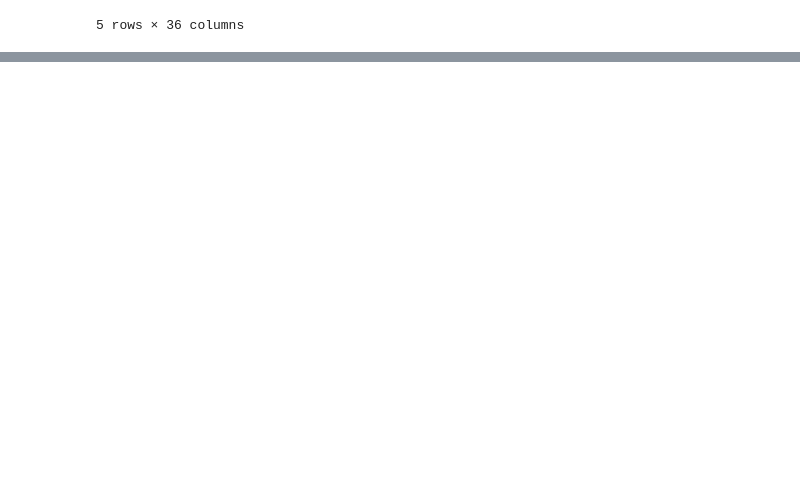
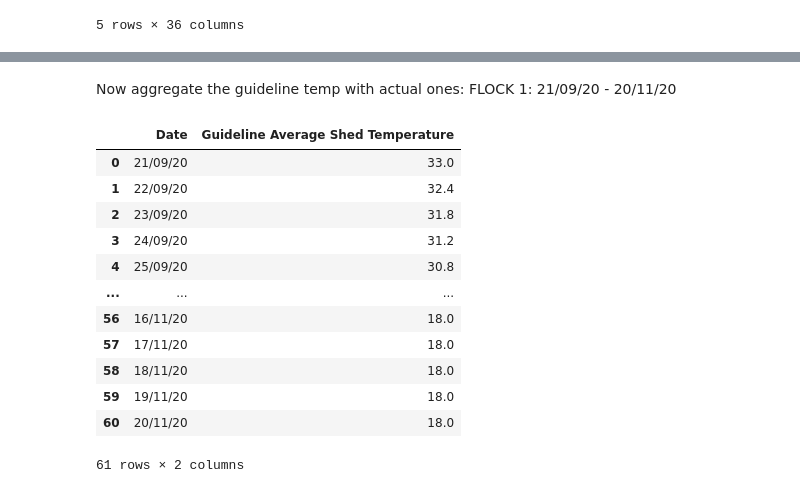
Before and after one commit to Tiana125/Dissertation_2021, a Jupyter notebook: model.ipynb, the cells around one changed output, grey strips where cells are left out. Drawn from its saved outputs; the diff is of its cells as text; code cells hidden in the pictures; blank space fills up the shorter version.

Commit message:
cleaned first batch of temp and humidity

```diff
--- a/model.ipynb
+++ b/model.ipynb
@@ -78,3 +114,22 @@ df_fin.head()
+# %% [markdown]
+Now aggregate the guideline temp with actual ones:
+FLOCK 1: 21/09/20 - 20/11/20
+# %%
+input_21Sep[["Date","Guideline Average Shed Temperature"]]
+# %% [output]
+|  | Date | Guideline Average Shed Temperature |
+| 0 | 21/09/20 | 33.0 |
+| 1 | 22/09/20 | 32.4 |
+| 2 | 23/09/20 | 31.8 |
+| 3 | 24/09/20 | 31.2 |
+| 4 | 25/09/20 | 30.8 |
+| ... | ... | ... |
+| 56 | 16/11/20 | 18.0 |
+| 57 | 17/11/20 | 18.0 |
+| 58 | 18/11/20 | 18.0 |
+| 59 | 19/11/20 | 18.0 |
+| 60 | 20/11/20 | 18.0 |
+61 rows × 2 columns
 # %%
 data_collection = pd.read_csv("data collection sheets/Data collection_ Menchine site B shed 2, 2020-07-20 - 2020-09-09 - Exp 1.csv",
                              skiprows=[0,1,2])
```
Also changed, not shown: parts of 18 cells of this notebook.
